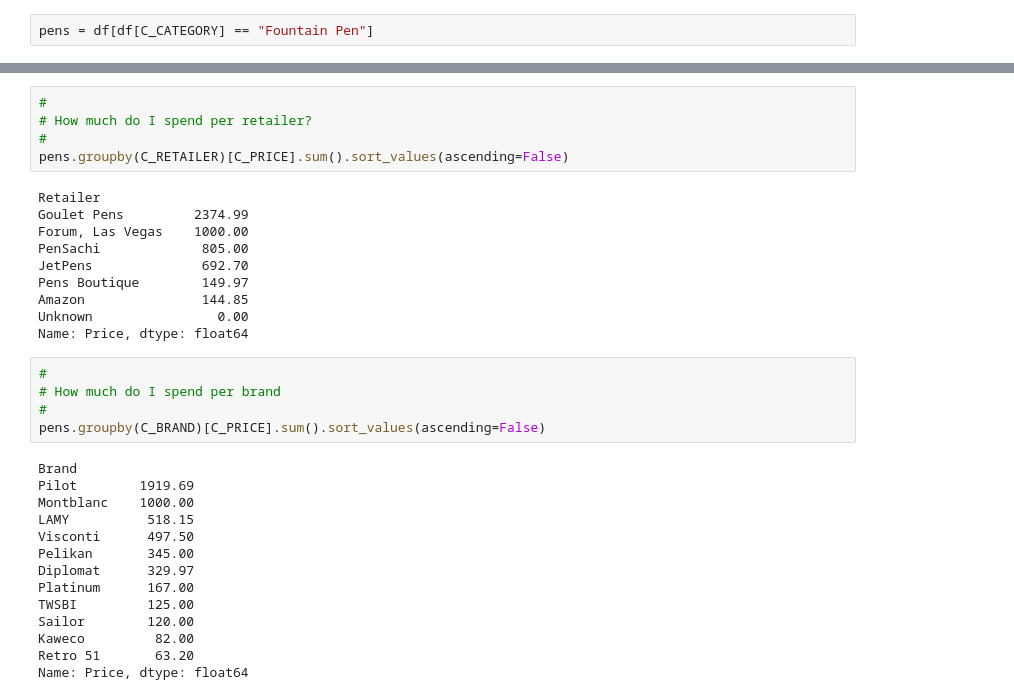
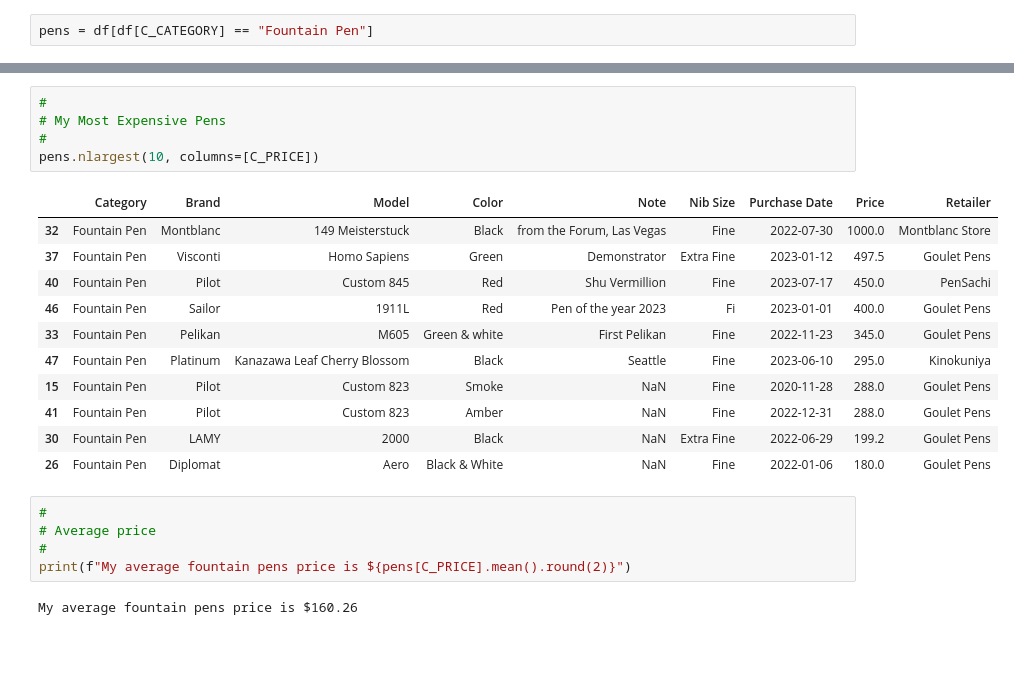
Before and after one commit to htv2012/python_notebooks, a Jupyter notebook: notebooks/topics/pens/pens.ipynb, the cells around one changed output, grey strips where cells are left out. Cells and saved outputs as stored; diff of their text form; blank space fills up the shorter version.

```diff
--- a/notebooks/topics/pens/pens.ipynb
+++ b/notebooks/topics/pens/pens.ipynb
@@ -132,35 +137,25 @@ Unknown              1
 Name: count, dtype: int64
-# %%
-#
-# How much do I spend per retailer?
-#
-pens.groupby(C_RETAILER)[C_PRICE].sum().sort_values(ascending=False)
-# %% [output]
-Retailer
-Goulet Pens         2374.99
-Forum, Las Vegas    1000.00
-PenSachi             805.00
-JetPens              692.70
-Pens Boutique        149.97
-Amazon               144.85
-Unknown                0.00
-Name: Price, dtype: float64
-# %%
-#
-# How much do I spend per brand
-#
-pens.groupby(C_BRAND)[C_PRICE].sum().sort_values(ascending=False)
-# %% [output]
-Brand
-Pilot        1919.69
-Montblanc    1000.00
-LAMY          518.15
-Visconti      497.50
-Pelikan       345.00
-Diplomat      329.97
-Platinum      167.00
-TWSBI         125.00
-Sailor        120.00
-Kaweco         82.00
-Retro 51       63.20
-Name: Price, dtype: float64
+# %%
+#
+# My Most Expensive Pens
+#
+pens.nlargest(10, columns=[C_PRICE])
+# %% [output]
+|  | Category | Brand | Model | Color | Note | Nib Size | Purchase Date | Price | Retailer |
+| 32 | Fountain Pen | Montblanc | 149 Meisterstuck | Black | from the Forum, Las Vegas | Fine | 2022-07-30 | 1000.0 | Montblanc Store |
+| 37 | Fountain Pen | Visconti | Homo Sapiens | Green | Demonstrator | Extra Fine | 2023-01-12 | 497.5 | Goulet Pens |
+| 40 | Fountain Pen | Pilot | Custom 845 | Red | Shu Vermillion | Fine | 2023-07-17 | 450.0 | PenSachi |
+| 46 | Fountain Pen | Sailor | 1911L | Red | Pen of the year 2023 | Fi | 2023-01-01 | 400.0 | Goulet Pens |
+| 33 | Fountain Pen | Pelikan | M605 | Green & white | First Pelikan | Fine | 2022-11-23 | 345.0 | Goulet Pens |
+| 47 | Fountain Pen | Platinum | Kanazawa Leaf Cherry Blossom | Black | Seattle | Fine | 2023-06-10 | 295.0 | Kinokuniya |
+| 15 | Fountain Pen | Pilot | Custom 823 | Smoke | NaN | Fine | 2020-11-28 | 288.0 | Goulet Pens |
+| 41 | Fountain Pen | Pilot | Custom 823 | Amber | NaN | Fine | 2022-12-31 | 288.0 | Goulet Pens |
+| 30 | Fountain Pen | LAMY | 2000 | Black | NaN | Extra Fine | 2022-06-29 | 199.2 | Goulet Pens |
+| 26 | Fountain Pen | Diplomat | Aero | Black & White | NaN | Fine | 2022-01-06 | 180.0 | Goulet Pens |
+# %%
+#
+# Average price
+#
+print(f"My average fountain pens price is ${pens[C_PRICE].mean().round(2)}")
+# %% [output]
+My average fountain pens price is $160.26
```
Also changed, not shown: parts of 9 cells of this notebook, 1 other file.
